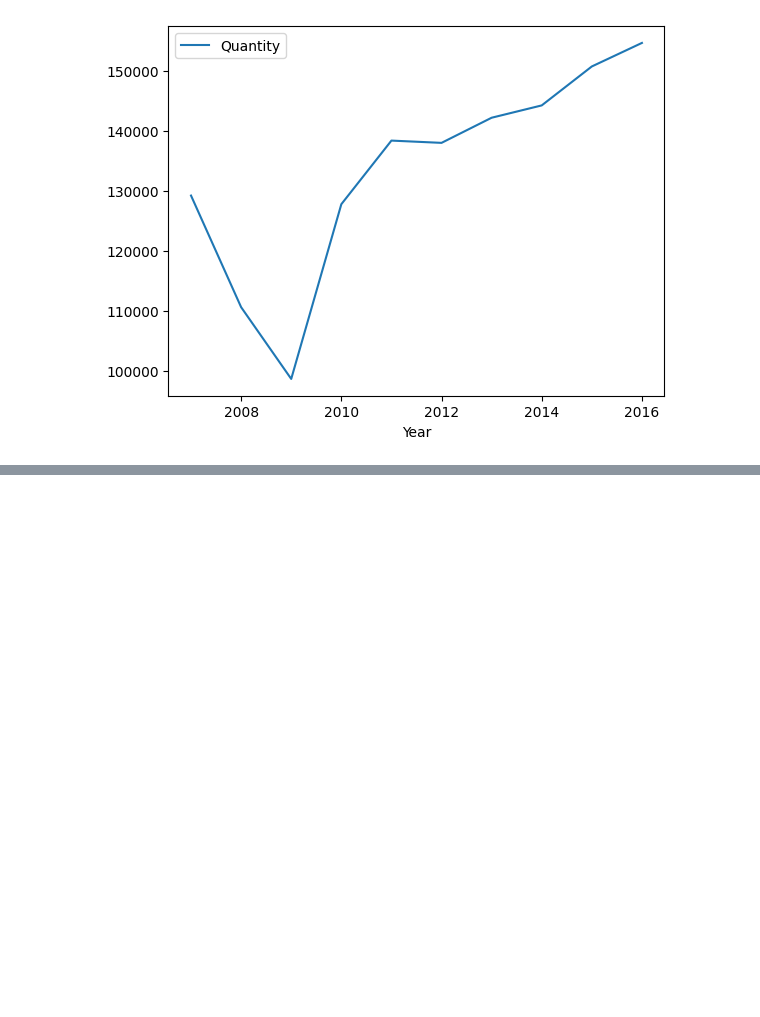
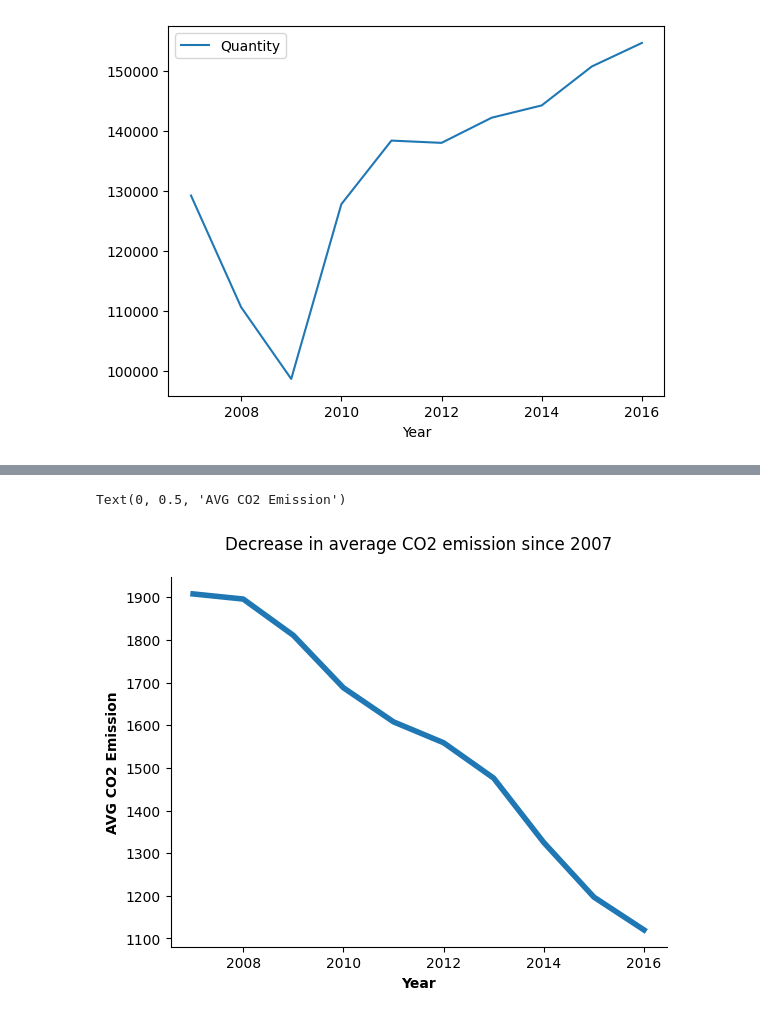
Before and after one commit to fredrikkron/data-visualization-fredrik-kron-de24, a Jupyter notebook: exercises/exploration/explore.ipynb, the cells around one changed output, grey strips where cells are left out. Drawn from its saved outputs; the diff is of its cells as text; code cells hidden in the pictures; blank space fills up the shorter version.

```diff
--- a/exercises/exploration/explore.ipynb
+++ b/exercises/exploration/explore.ipynb
@@ -267,2 +275,21 @@ sold_cars_modified = sold_cars_line.iloc[:-1].plot()
 # %% [output]
 [figure]
+# %%
+CO2_per_year = (
+    duckdb.query(
+        """--sql
+    SELECT
+        Year,
+        SUM(Avg_CO2) AS Average_CO2
+    FROM modified_df
+    GROUP BY
+        Year
+    ORDER BY
+        Year
+    """
+    )
+    .df()
+    .set_index("Year")
+)
+
+CO2_per_year
@@ -268,0 +310,13 @@ sold_cars_modified = sold_cars_line.iloc[:-1].plot()
+# %%
+ax2 = CO2_per_year.iloc[:-1].plot(
+    legend=False,
+    linewidth=4
+    )
+
+ax2.spines[["top", "right"]].set_visible(False)
+ax2.set_title("Decrease in average CO2 emission since 2007", pad=20)
+ax2.set_xlabel("Year", fontweight="bold")
+ax2.set_ylabel("AVG CO2 Emission", fontweight="bold")
+# %% [output]
+Text(0, 0.5, 'AVG CO2 Emission')
+[figure, added]
```
Also changed, not shown: parts of 9 cells of this notebook.
